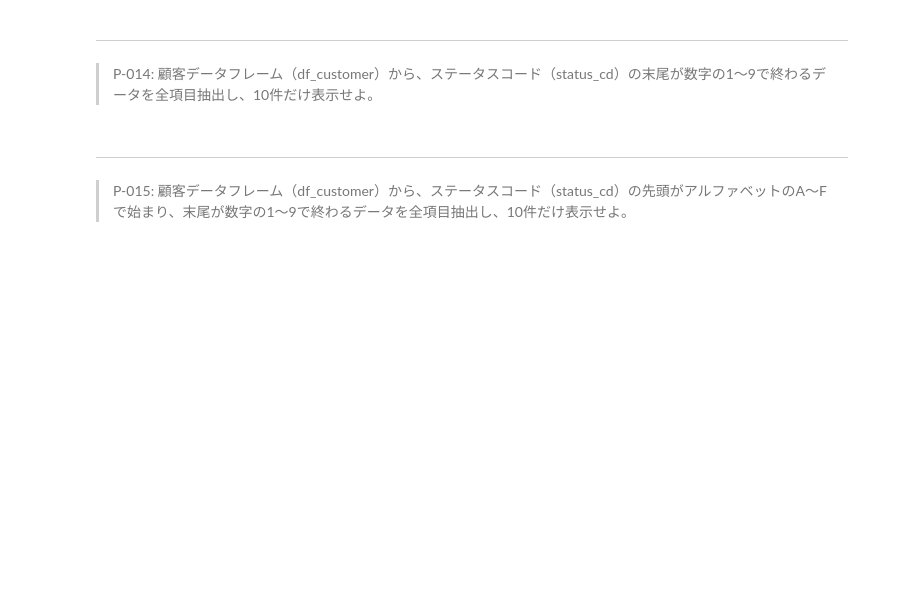
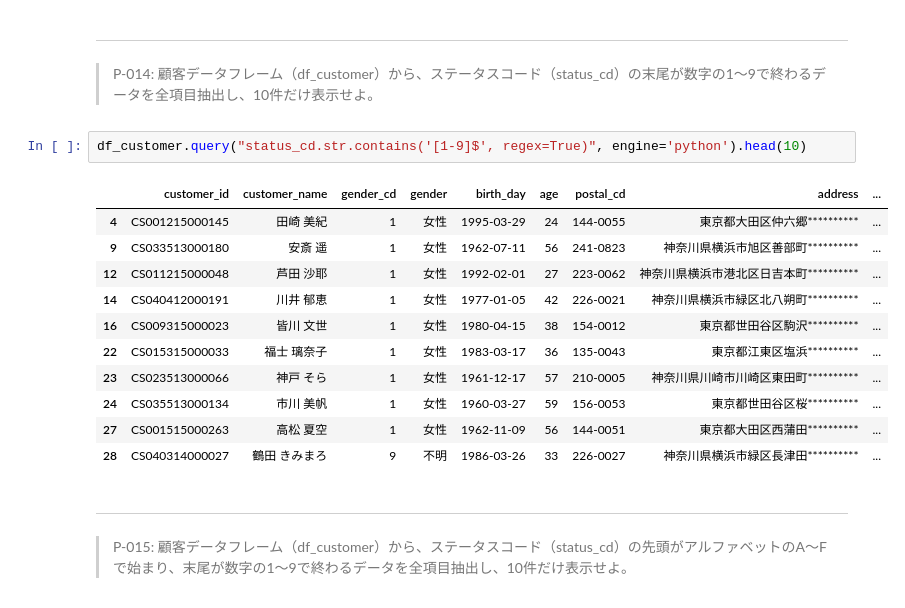
Before and after one commit to shgtkshruch/100knocks-preprocess, a Jupyter notebook: docker/work/preprocess_knock_Python.ipynb, the cells around one changed output. Saved outputs shown, nothing was run; the diff lists cells and outputs as text; blank space fills up the shorter version.

```diff
--- a/docker/work/preprocess_knock_Python.ipynb
+++ b/docker/work/preprocess_knock_Python.ipynb
@@ -290,6 +290,20 @@ df_customer.query("status_cd.str.contains('^[A-F]', regex=True)", engine='python
 # %% [markdown]
 ---
 > P-014: 顧客データフレーム（df_customer）から、ステータスコード（status_cd）の末尾が数字の1〜9で終わるデータを全項目抽出し、10件だけ表示せよ。
+# %%
+df_customer.query("status_cd.str.contains('[1-9]$', regex=True)", engine='python').head(10)
+# %% [output]
+|  | customer_id | customer_name | gender_cd | gender | birth_day | age | postal_cd | address | ... |
+| 4 | CS001215000145 | 田崎 美紀 | 1 | 女性 | 1995-03-29 | 24 | 144-0055 | 東京都大田区仲六郷********** | ... |
+| 9 | CS033513000180 | 安斎 遥 | 1 | 女性 | 1962-07-11 | 56 | 241-0823 | 神奈川県横浜市旭区善部町********** | ... |
+| 12 | CS011215000048 | 芦田 沙耶 | 1 | 女性 | 1992-02-01 | 27 | 223-0062 | 神奈川県横浜市港北区日吉本町********** | ... |
+| 14 | CS040412000191 | 川井 郁恵 | 1 | 女性 | 1977-01-05 | 42 | 226-0021 | 神奈川県横浜市緑区北八朔町********** | ... |
+| 16 | CS009315000023 | 皆川 文世 | 1 | 女性 | 1980-04-15 | 38 | 154-0012 | 東京都世田谷区駒沢********** | ... |
+| 22 | CS015315000033 | 福士 璃奈子 | 1 | 女性 | 1983-03-17 | 36 | 135-0043 | 東京都江東区塩浜********** | ... |
+| 23 | CS023513000066 | 神戸 そら | 1 | 女性 | 1961-12-17 | 57 | 210-0005 | 神奈川県川崎市川崎区東田町********** | ... |
+| 24 | CS035513000134 | 市川 美帆 | 1 | 女性 | 1960-03-27 | 59 | 156-0053 | 東京都世田谷区桜********** | ... |
+| 27 | CS001515000263 | 高松 夏空 | 1 | 女性 | 1962-11-09 | 56 | 144-0051 | 東京都大田区西蒲田********** | ... |
+| 28 | CS040314000027 | 鶴田 きみまろ | 9 | 不明 | 1986-03-26 | 33 | 226-0027 | 神奈川県横浜市緑区長津田********** | ... |
 # %% [markdown]
 ---
 > P-015: 顧客データフレーム（df_customer）から、ステータスコード（status_cd）の先頭がアルファベットのA〜Fで始まり、末尾が数字の1〜9で終わるデータを全項目抽出し、10件だけ表示せよ。
```
Also changed, not shown: parts of 1 cell of this notebook.
